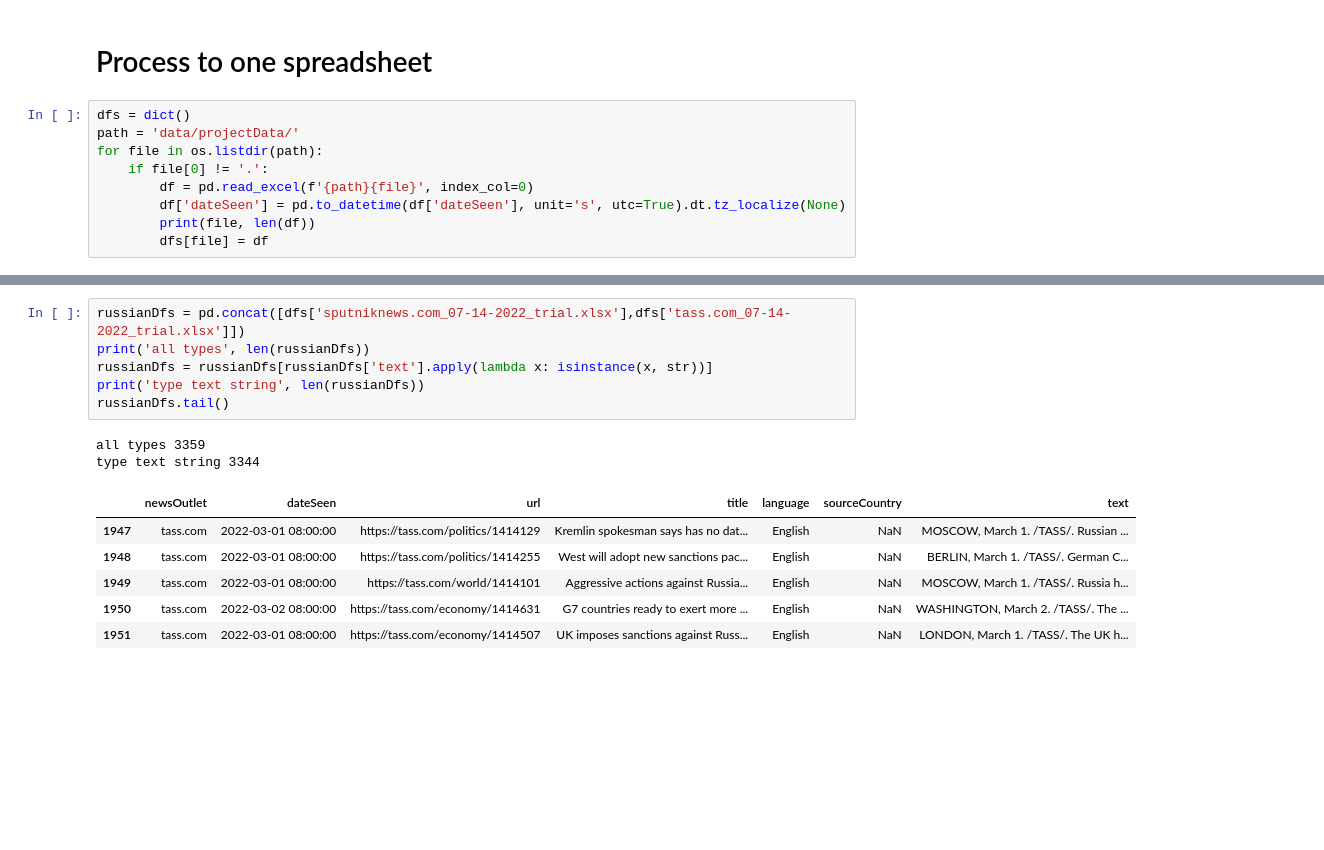
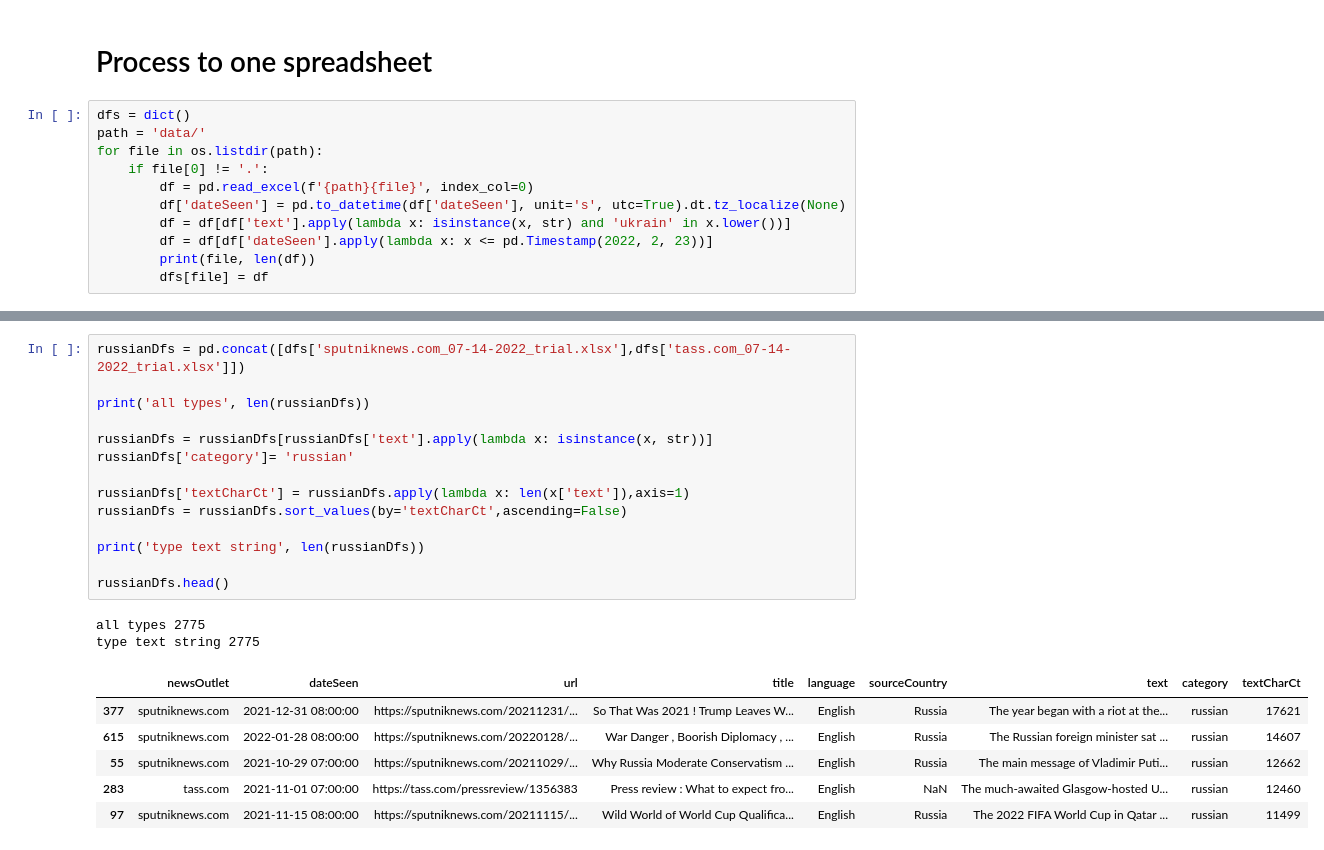
Before and after one commit to eelegiap/ukraine-media-CSLI, a Jupyter notebook: convertExcels.ipynb, the cells around one changed output, grey strips where cells are left out. Cells and saved outputs as stored; diff of their text form; blank space fills up the shorter version.

```diff
--- a/convertExcels.ipynb
+++ b/convertExcels.ipynb
@@ -11,11 +11,13 @@ import matplotlib.pyplot as plt
 # Process to one spreadsheet
 # %%
 dfs = dict()
-path = 'data/projectData/'
+path = 'data/'
 for file in os.listdir(path):
     if file[0] != '.':
         df = pd.read_excel(f'{path}{file}', index_col=0)
         df['dateSeen'] = pd.to_datetime(df['dateSeen'], unit='s', utc=True).dt.tz_localize(None)
+        df = df[df['text'].apply(lambda x: isinstance(x, str) and 'ukrain' in x.lower())]
+        df = df[df['dateSeen'].apply(lambda x: x <= pd.Timestamp(2022, 2, 23))]
         print(file, len(df))
         dfs[file] = df
 # %% [output]
@@ -42,15 +46,23 @@ type text string 2667
 # %%
 russianDfs = pd.concat([dfs['sputniknews.com_07-14-2022_trial.xlsx'],dfs['tass.com_07-14-2022_trial.xlsx']])
+
 print('all types', len(russianDfs))
+
 russianDfs = russianDfs[russianDfs['text'].apply(lambda x: isinstance(x, str))]
+russianDfs['category']= 'russian'
+
+russianDfs['textCharCt'] = russianDfs.apply(lambda x: len(x['text']),axis=1)
+russianDfs = russianDfs.sort_values(by='textCharCt',ascending=False)
+
 print('type text string', len(russianDfs))
-russianDfs.tail()
+
+russianDfs.head()
 # %% [output]
-all types 3359
-type text string 3344
+all types 2775
+type text string 2775
-|  | newsOutlet | dateSeen | url | title | language | sourceCountry | text |
-| 1947 | tass.com | 2022-03-01 08:00:00 | https://tass.com/politics/1414129 | Kremlin spokesman says has no dat... | English | NaN | MOSCOW, March 1. /TASS/. Russian ... |
-| 1948 | tass.com | 2022-03-01 08:00:00 | https://tass.com/politics/1414255 | West will adopt new sanctions pac... | English | NaN | BERLIN, March 1. /TASS/. German C... |
-| 1949 | tass.com | 2022-03-01 08:00:00 | https://tass.com/world/1414101 | Aggressive actions against Russia... | English | NaN | MOSCOW, March 1. /TASS/. Russia h... |
-| 1950 | tass.com | 2022-03-02 08:00:00 | https://tass.com/economy/1414631 | G7 countries ready to exert more ... | English | NaN | WASHINGTON, March 2. /TASS/. The ... |
-| 1951 | tass.com | 2022-03-01 08:00:00 | https://tass.com/economy/1414507 | UK imposes sanctions against Russ... | English | NaN | LONDON, March 1. /TASS/. The UK h... |
+|  | newsOutlet | dateSeen | url | title | language | sourceCountry | text | category | textCharCt |
+| 377 | sputniknews.com | 2021-12-31 08:00:00 | https://sputniknews.com/20211231/... | So That Was 2021 ! Trump Leaves W... | English | Russia | The year began with a riot at the... | russian | 17621 |
+| 615 | sputniknews.com | 2022-01-28 08:00:00 | https://sputniknews.com/20220128/... | War Danger , Boorish Diplomacy , ... | English | Russia | The Russian foreign minister sat ... | russian | 14607 |
+| 55 | sputniknews.com | 2021-10-29 07:00:00 | https://sputniknews.com/20211029/... | Why Russia Moderate Conservatism ... | English | Russia | The main message of Vladimir Puti... | russian | 12662 |
+| 283 | tass.com | 2021-11-01 07:00:00 | https://tass.com/pressreview/1356383 | Press review : What to expect fro... | English | NaN | The much-awaited Glasgow-hosted U... | russian | 12460 |
+| 97 | sputniknews.com | 2021-11-15 08:00:00 | https://sputniknews.com/20211115/... | Wild World of World Cup Qualifica... | English | Russia | The 2022 FIFA World Cup in Qatar ... | russian | 11499 |
```
Also changed, not shown: parts of 20 cells of this notebook, 33 other files.
